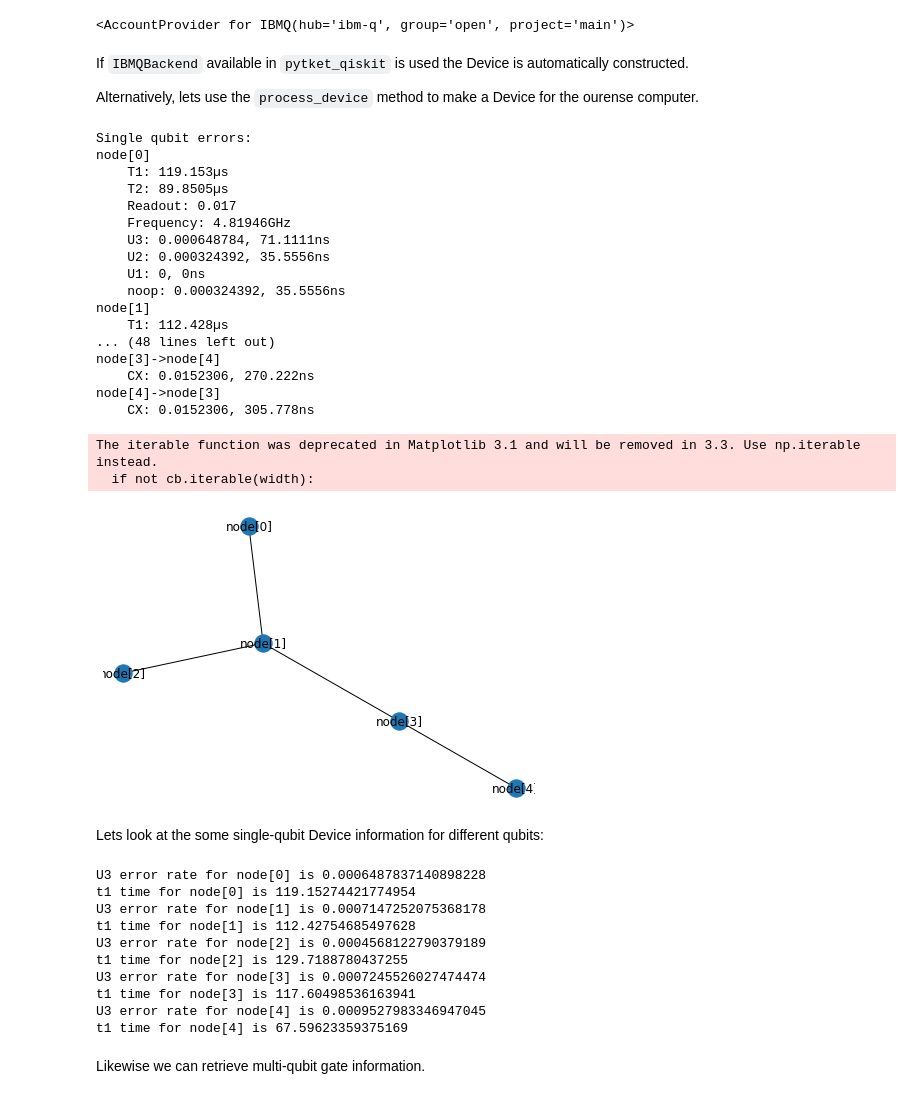
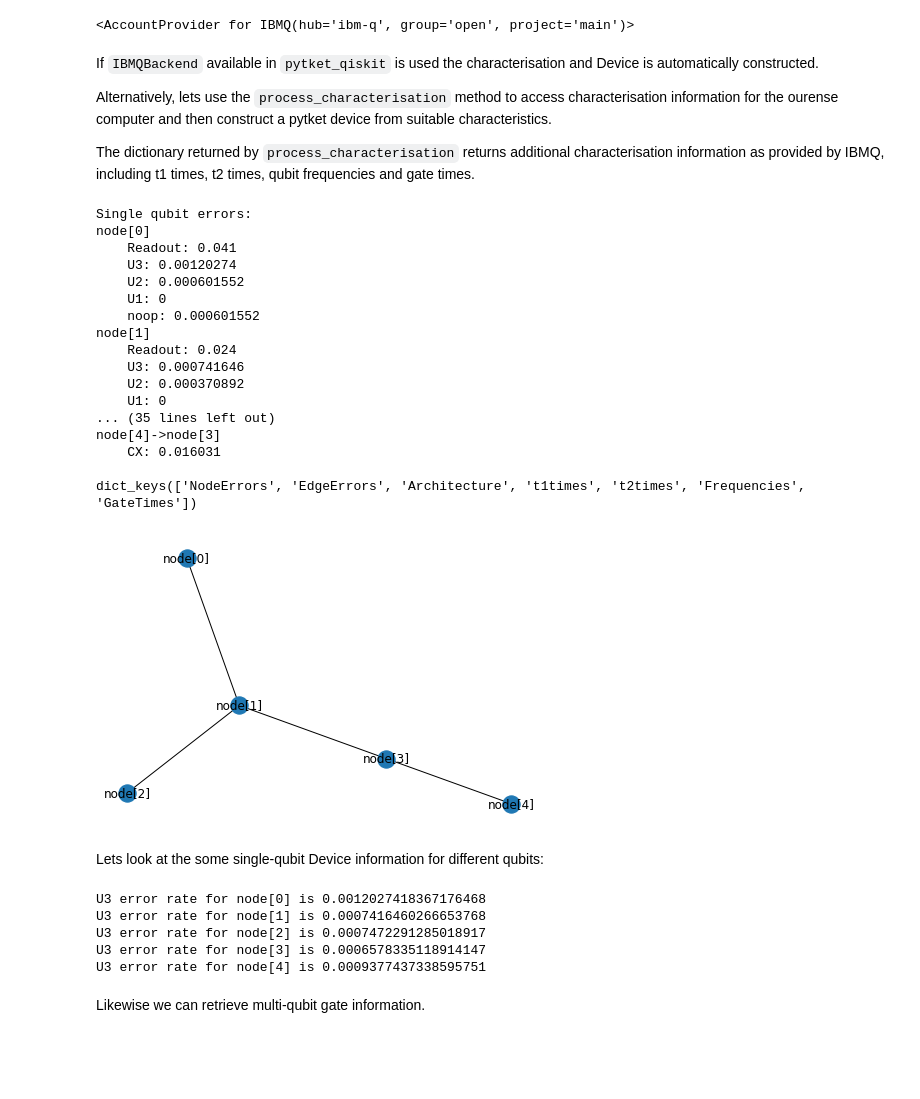
Before and after one commit to CQCL/pytket-docs, a Jupyter notebook: examples/routing_example.ipynb, the cells around one changed output. Saved outputs shown, nothing was run; the diff lists cells and outputs as text; code cells hidden in the pictures; blank space fills up the shorter version.

````diff
--- a/examples/routing_example.ipynb
+++ b/examples/routing_example.ipynb
@@ -159,57 +150,55 @@ IBMQ.load_account()
 # %% [output]
 <AccountProvider for IBMQ(hub='ibm-q', group='open', project='main')>
 # %% [markdown]
-If ```IBMQBackend``` available in ```pytket_qiskit``` is used the Device is automatically constructed.
+If ```IBMQBackend``` available in ```pytket_qiskit``` is used the characterisation and Device is automatically constructed.
 
-Alternatively, lets use the ```process_device``` method to make a Device for the ourense computer.
+Alternatively, lets use the ```process_characterisation``` method to access characterisation information for the ourense computer and then construct a pytket device from suitable characteristics.
+
+The dictionary returned by ```process_characterisation``` returns additional characterisation information as provided by IBMQ, including t1 times, t2 times, qubit frequencies and gate times.
 # %%
-from pytket.backends.ibm.ibm import process_device
+from pytket.backends.ibm.ibm import process_characterisation
 
 provider = IBMQ.providers()[0]
 ourense_backend = provider.get_backend('ibmq_ourense')
-ourense_device = process_device(ourense_backend)
+ourense_characterisation = process_characterisation(ourense_backend)
+ourense_device = Device(ourense_characterisation["NodeErrors"],
+                        ourense_characterisation["EdgeErrors"],
+                        ourense_characterisation["Architecture"])
 
 print(ourense_device.__repr__())
+print(ourense_characterisation.keys())
 
 draw_graph(ourense_device.coupling)
 # %% [output]
 Single qubit errors:
 node[0]
-    T1: 119.153µs
-    T2: 89.8505µs
-    Readout: 0.017
-    Frequency: 4.81946GHz
-    U3: 0.000648784, 71.1111ns
-    U2: 0.000324392, 35.5556ns
-    U1: 0, 0ns
-    noop: 0.000324392, 35.5556ns
+    Readout: 0.041
+    U3: 0.00120274
+    U2: 0.000601552
+    U1: 0
+    noop: 0.000601552
 node[1]
-    T1: 112.428µs
-... (48 lines left out)
-node[3]->node[4]
-    CX: 0.0152306, 270.222ns
+    Readout: 0.024
+    U3: 0.000741646
+    U2: 0.000370892
+    U1: 0
+... (35 lines left out)
 node[4]->node[3]
-    CX: 0.0152306, 305.778ns
+    CX: 0.016031
+
+dict_keys(['NodeErrors', 'EdgeErrors', 'Architecture', 't1times', 't2times', 'Frequencies', 'GateTimes'])
-The iterable function was deprecated in Matplotlib 3.1 and will be removed in 3.3. Use np.iterable instead.
-  if not cb.iterable(width):
-[figure, old version]
+[figure, new version]
 # %% [markdown]
 Lets look at the some single-qubit Device information for different qubits:
 # %%
 for ourense_node in ourense_device.nodes:
     print('U3 error rate for', ourense_node, 'is', ourense_device.get_error(OpType.U3, ourense_node))
-    print('t1 time for', ourense_node, 'is', ourense_device.get_t1_time(ourense_node))
 # %% [output]
-U3 error rate for node[0] is 0.0006487837140898228
-t1 time for node[0] is 119.15274421774954
-U3 error rate for node[1] is 0.0007147252075368178
-t1 time for node[1] is 112.42754685497628
-U3 error rate for node[2] is 0.0004568122790379189
-t1 time for node[2] is 129.7188780437255
-U3 error rate for node[3] is 0.0007245526027474474
-t1 time for node[3] is 117.60498536163941
-U3 error rate for node[4] is 0.0009527983346947045
-t1 time for node[4] is 67.59623359375169
+U3 error rate for node[0] is 0.0012027418367176468
+U3 error rate for node[1] is 0.0007416460266653768
+U3 error rate for node[2] is 0.0007472291285018917
+U3 error rate for node[3] is 0.0006578335118914147
+U3 error rate for node[4] is 0.0009377437338595751
 # %% [markdown]
 Likewise we can retrieve multi-qubit gate information.
 # %%
````
Also changed, not shown: parts of 27 cells of this notebook, 16 other files.
